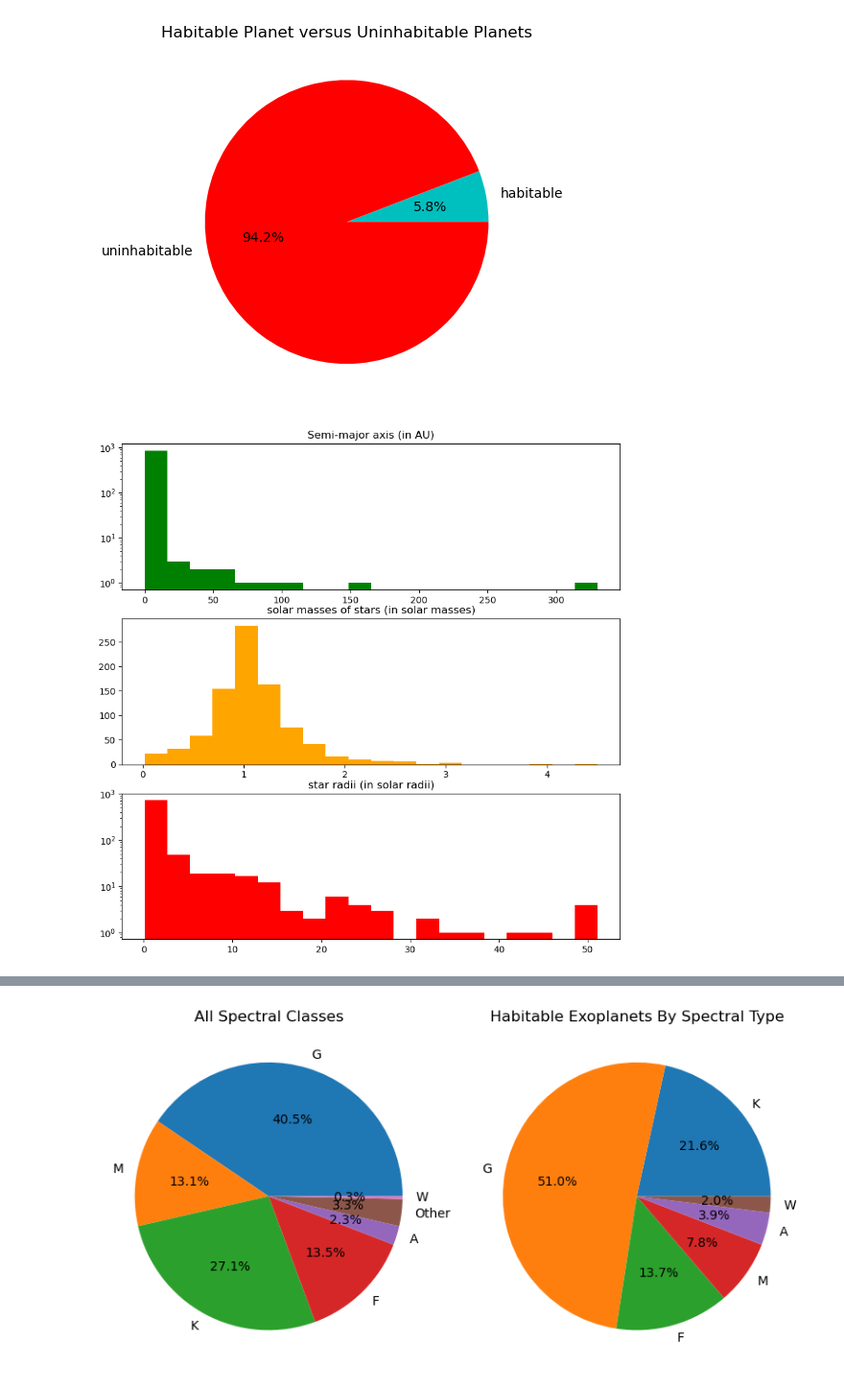
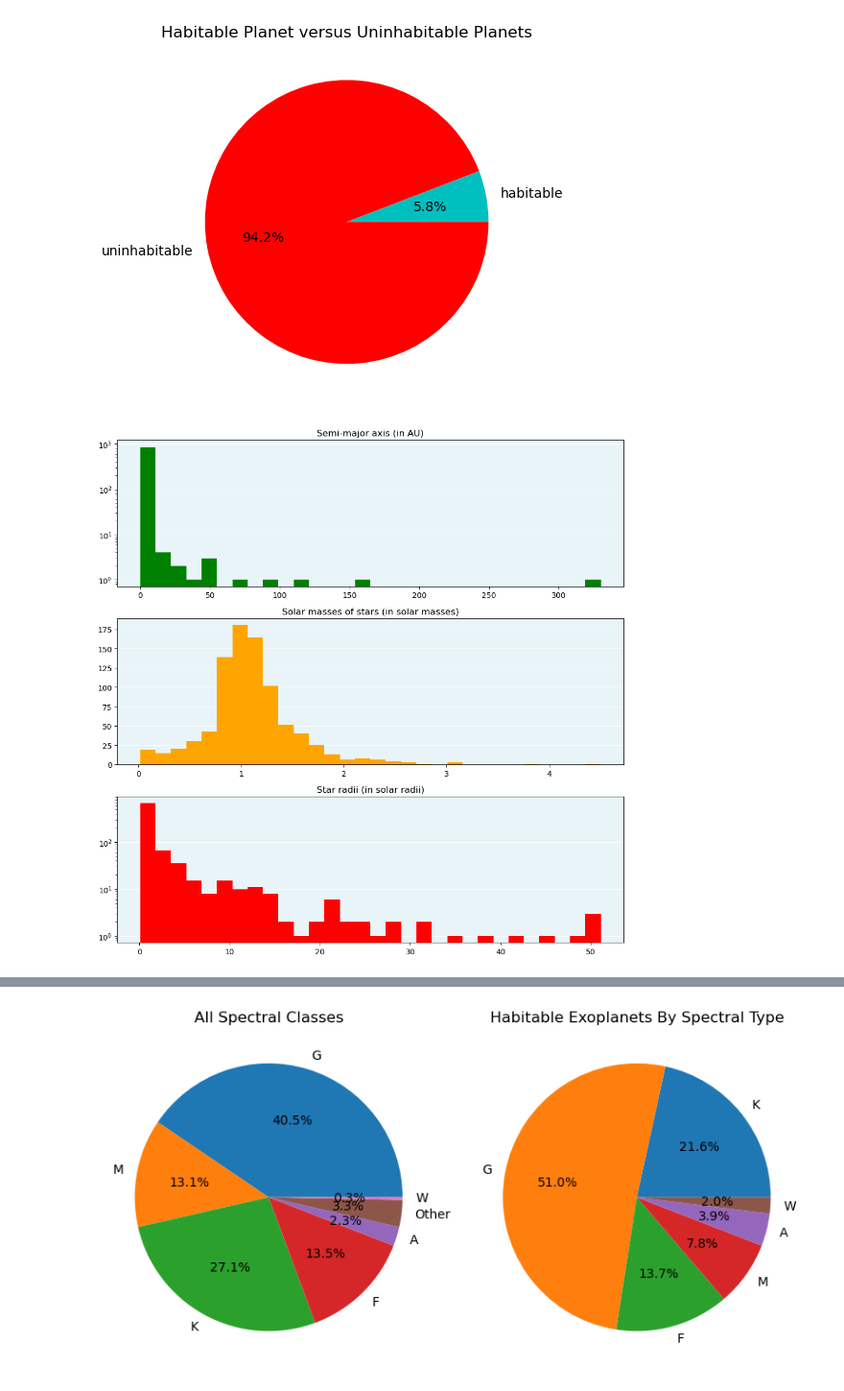
Before and after one commit to alexisoverton/CMSE-202-004-Habitable-Exoplanets-Project, a Jupyter notebook: Habitable Exoplanets.ipynb, the cells around one changed output, grey strips where cells are left out. Shown at 96% size. Drawn from its saved outputs; the diff is of its cells as text; code cells hidden in the pictures.

Commit message:
Made Figures Look Better

```diff
--- a/Habitable Exoplanets.ipynb
+++ b/Habitable Exoplanets.ipynb
@@ -189,20 +189,28 @@ plt.pie(data,labels=types,autopct='%1.1f%%',colors=color);
 # %% [output]
 [figure]
 # %%
-plt.figure(figsize=(10,10))
+fig, ax = plt.subplots(3,1,figsize=(10,10))
+
+for axis in ax:
+    axis.set_facecolor('#e8f4f8')
+    axis.set_axisbelow(True)
+    axis.yaxis.grid(color='white')
+
 plt.subplot(3,1,1)
-plt.hist(semi_major_axis,20,color='green')
+plt.hist(semi_major_axis,30,color='green')
 plt.title("Semi-major axis (in AU)")
 plt.yscale('log')
 plt.subplot(3,1,2)
-plt.hist(star_mass,20,color='orange')
-plt.title("solar masses of stars (in solar masses)")
+plt.hist(star_mass,30,color='orange')
+plt.title("Solar masses of stars (in solar masses)")
 plt.subplot(3,1,3)
-plt.hist(star_radius,20,color="red")
-plt.title("star radii (in solar radii)")
+plt.hist(star_radius,30,color="red")
+plt.title("Star radii (in solar radii)")
 plt.yscale('log');
+
+plt.tight_layout()
 # %% [output]
-[figure, old version]
+[figure, new version]
 # %%
 exo = rng.choice(exoplanet_list)
 #exo = exoplanet_list[rng.choice(all_habitable_exoplanets)]
```
Also changed, not shown: parts of 1 cell of this notebook.
